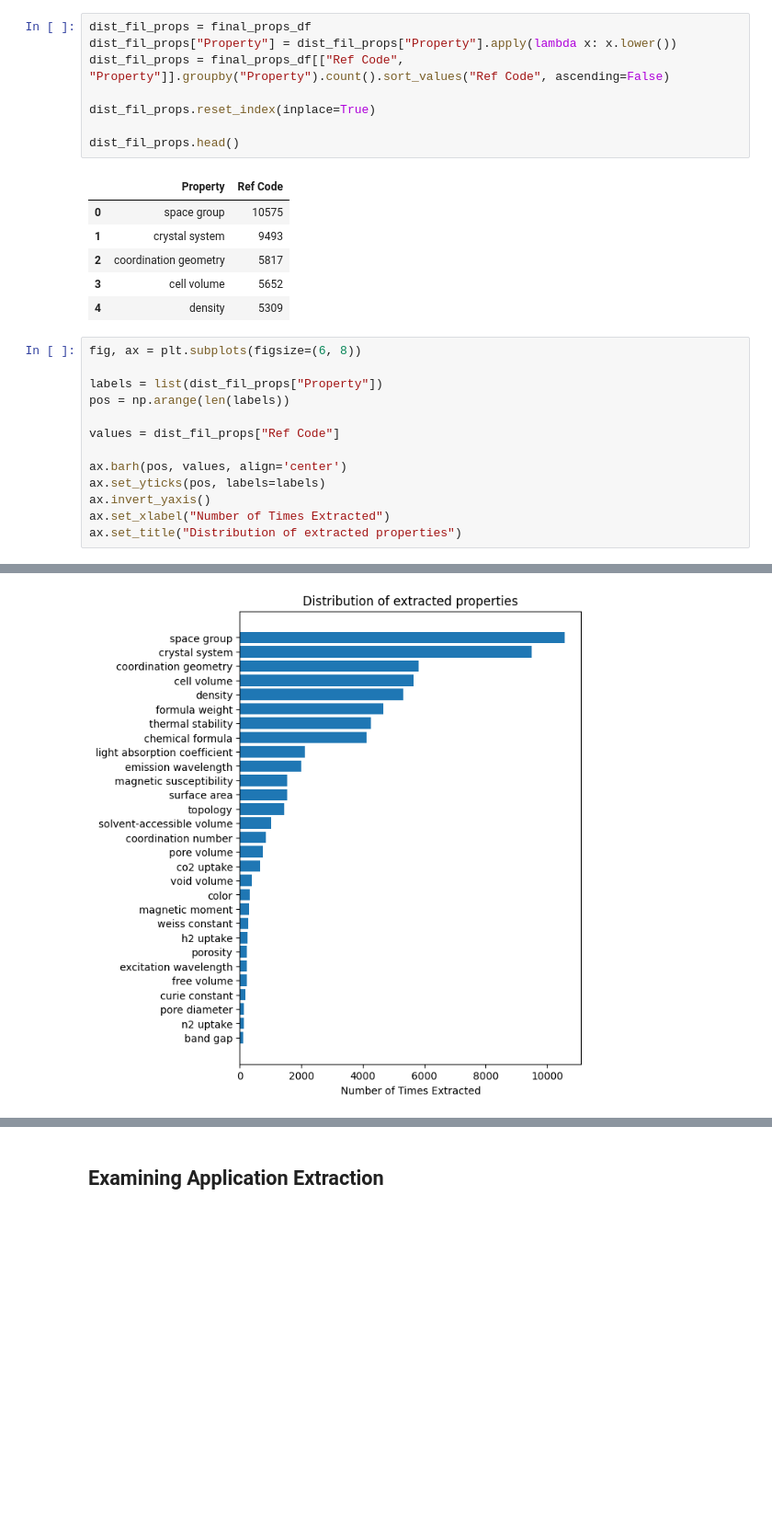
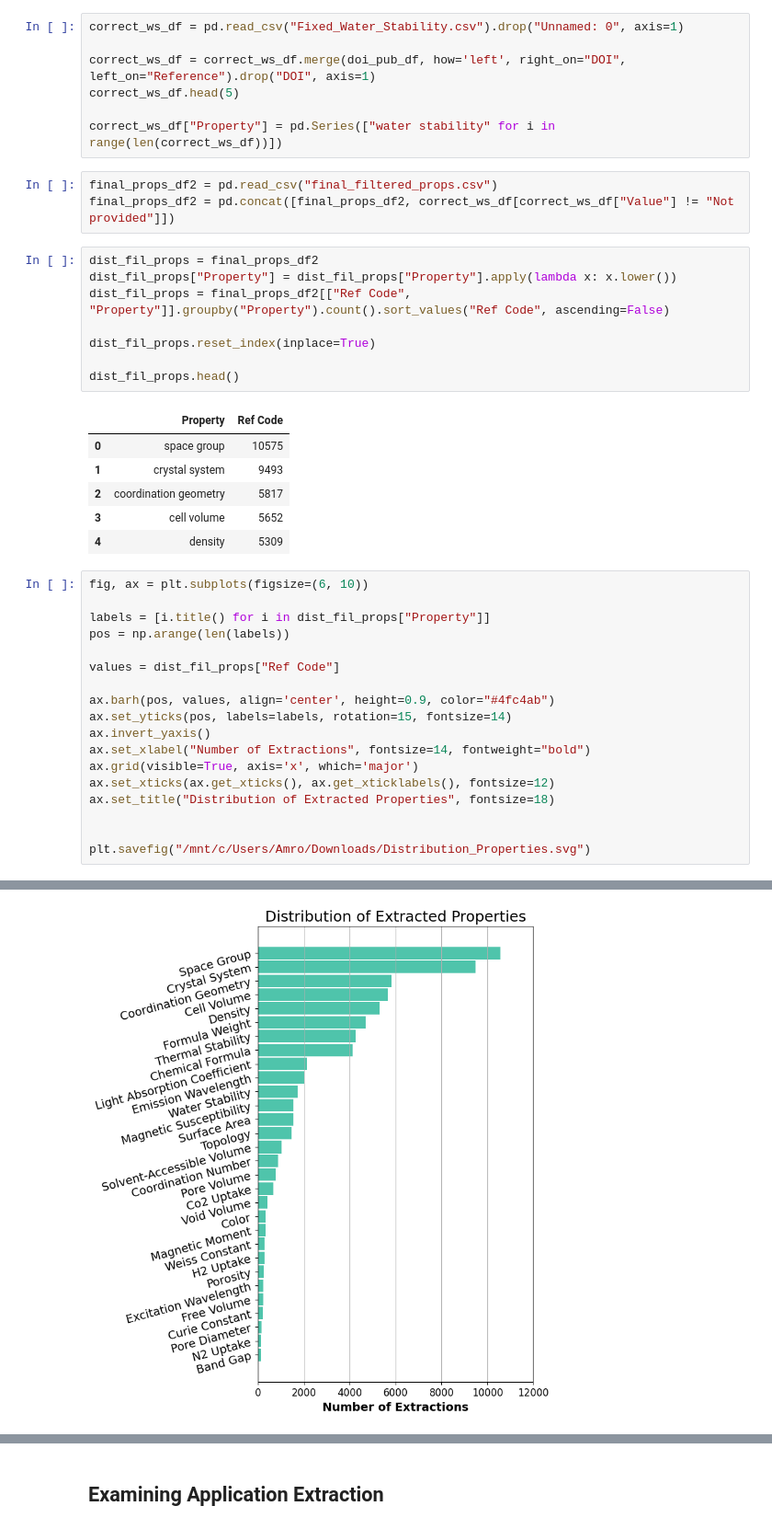
Before and after one commit to AI4ChemS/MOF_ChemUnity, a Jupyter notebook: ChemUnity_Visualizations.ipynb, the cells around one changed output, grey strips where cells are left out. Shown at 92% size. Cells and saved outputs as stored; diff of their text form; blank space fills up the shorter version.

Commit message:
Updated the notebooks adding better visualizations

```diff
--- a/ChemUnity_Visualizations.ipynb
+++ b/ChemUnity_Visualizations.ipynb
@@ -365,9 +363,19 @@ final_props_df.to_csv("final_filtered_props.csv")
 # %% [markdown]
 ### Distribution of Filtered Properties
+# %%
+correct_ws_df = pd.read_csv("Fixed_Water_Stability.csv").drop("Unnamed: 0", axis=1)
+
+correct_ws_df = correct_ws_df.merge(doi_pub_df, how='left', right_on="DOI", left_on="Reference").drop("DOI", axis=1)
+correct_ws_df.head(5)
+
+correct_ws_df["Property"] = pd.Series(["water stability" for i in range(len(correct_ws_df))])
+# %%
+final_props_df2 = pd.read_csv("final_filtered_props.csv")
+final_props_df2 = pd.concat([final_props_df2, correct_ws_df[correct_ws_df["Value"] != "Not provided"]])
 # %%
-dist_fil_props = final_props_df
+dist_fil_props = final_props_df2
 dist_fil_props["Property"] = dist_fil_props["Property"].apply(lambda x: x.lower())
-dist_fil_props = final_props_df[["Ref Code", "Property"]].groupby("Property").count().sort_values("Ref Code", ascending=False)
+dist_fil_props = final_props_df2[["Ref Code", "Property"]].groupby("Property").count().sort_values("Ref Code", ascending=False)
 
 dist_fil_props.reset_index(inplace=True)
 
@@ -380,16 +388,21 @@ dist_fil_props.head()
 | 3 | cell volume | 5652 |
 | 4 | density | 5309 |
 # %%
-fig, ax = plt.subplots(figsize=(6, 8))
+fig, ax = plt.subplots(figsize=(6, 10))
 
-labels = list(dist_fil_props["Property"])
+labels = [i.title() for i in dist_fil_props["Property"]]
 pos = np.arange(len(labels))
 
 values = dist_fil_props["Ref Code"]
 
-ax.barh(pos, values, align='center')
-ax.set_yticks(pos, labels=labels)
+ax.barh(pos, values, align='center', height=0.9, color="#4fc4ab")
+ax.set_yticks(pos, labels=labels, rotation=15, fontsize=14)
 ax.invert_yaxis()
-ax.set_xlabel("Number of Times Extracted")
-ax.set_title("Distribution of extracted properties")
+ax.set_xlabel("Number of Extractions", fontsize=14, fontweight="bold")
+ax.grid(visible=True, axis='x', which='major')
+ax.set_xticks(ax.get_xticks(), ax.get_xticklabels(), fontsize=12)
+ax.set_title("Distribution of Extracted Properties", fontsize=18)
+
+
+plt.savefig("/mnt/c/Users/Amro/Downloads/Distribution_Properties.svg")
 # %% [output]
@@ -397,2 +409,2 @@ Text(0.5, 1.0, 'Distribution of extracted properties')
-[figure, old version]
+[figure, new version]
 # %%
```
Also changed, not shown: parts of 19 cells of this notebook, 2 other files.
